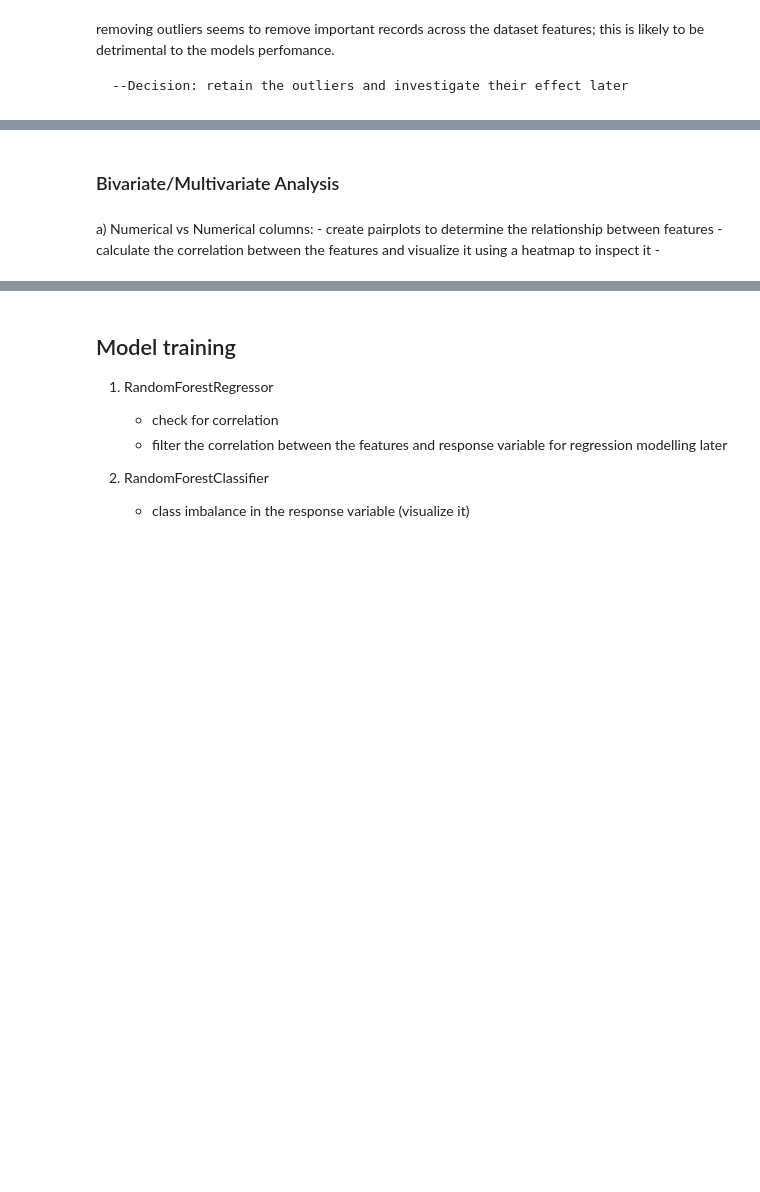
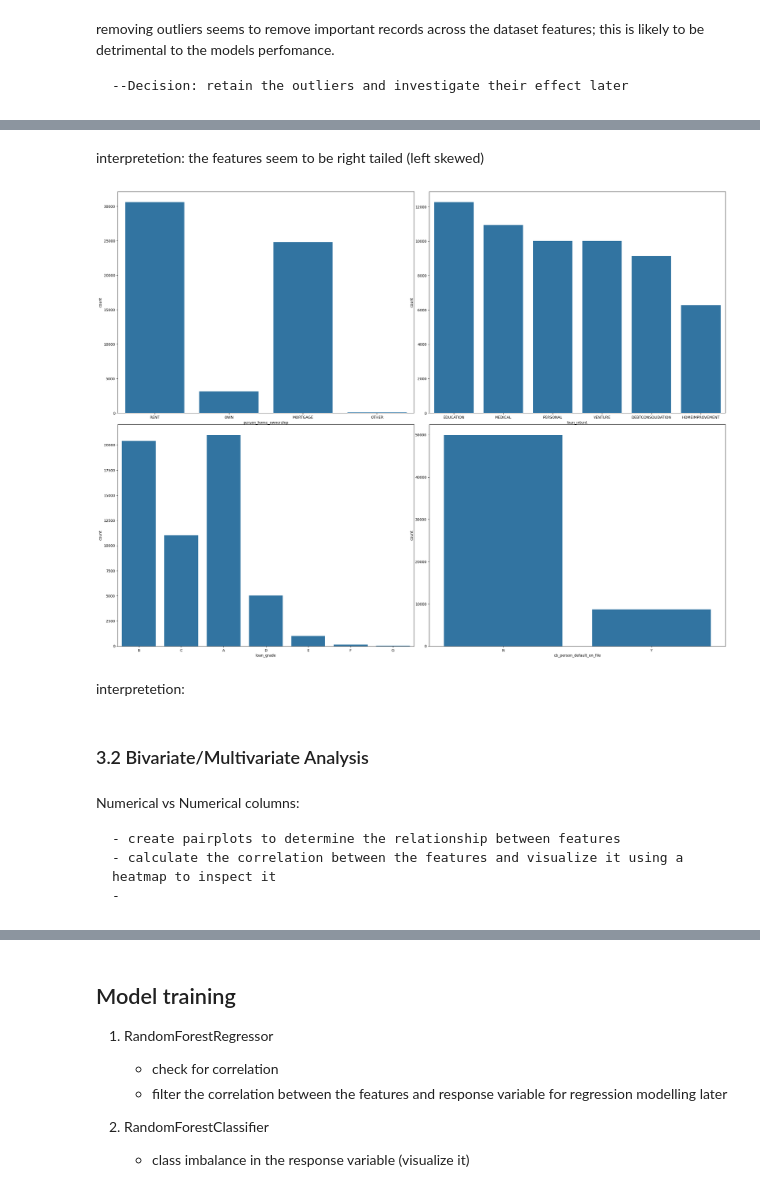
Before and after one commit to Morris-mk/Loan_Approval_Predictor, a Jupyter notebook: project.ipynb, the cells around one changed output, grey strips where cells are left out. Cells and saved outputs as stored; diff of their text form; code cells hidden in the pictures; blank space fills up the shorter version.

```diff
--- a/project.ipynb
+++ b/project.ipynb
@@ -194,7 +223,32 @@ round(train.describe().T, 2)
+# %% [markdown]
+interpretetion:
+    the features seem to be right tailed (left skewed)
+# %%
+# create countplots for the categorical values
+fig, axs = plt.subplots(2, 2, figsize = (24, 18))
+fig.subplots_adjust(hspace=2.5, wspace=1.5)
+axs = axs.flatten()
+plt.tight_layout()
+
+# function to loop through the object columns and plot the countplots
+def plot_count_plots(data, columns):
+    for index, col in enumerate(columns):
+        if index < len(axs):
+            sns.countplot(x = data[col], ax=axs[index])
+        else:
+            break
+    plt.show()
+
+plot_count_plots(train, object_columns)
+# %% [output]
+[figure, added]
+# %% [markdown]
+interpretetion:
 # %% [markdown]
-### Bivariate/Multivariate Analysis
+### 3.2 Bivariate/Multivariate Analysis
 # %% [markdown]
-a) Numerical vs Numerical columns:
+Numerical vs Numerical columns:
+
     - create pairplots to determine the relationship between features
     - calculate the correlation between the features and visualize it using a heatmap to inspect it
     -
```
Also changed, not shown: parts of 25 cells of this notebook.
